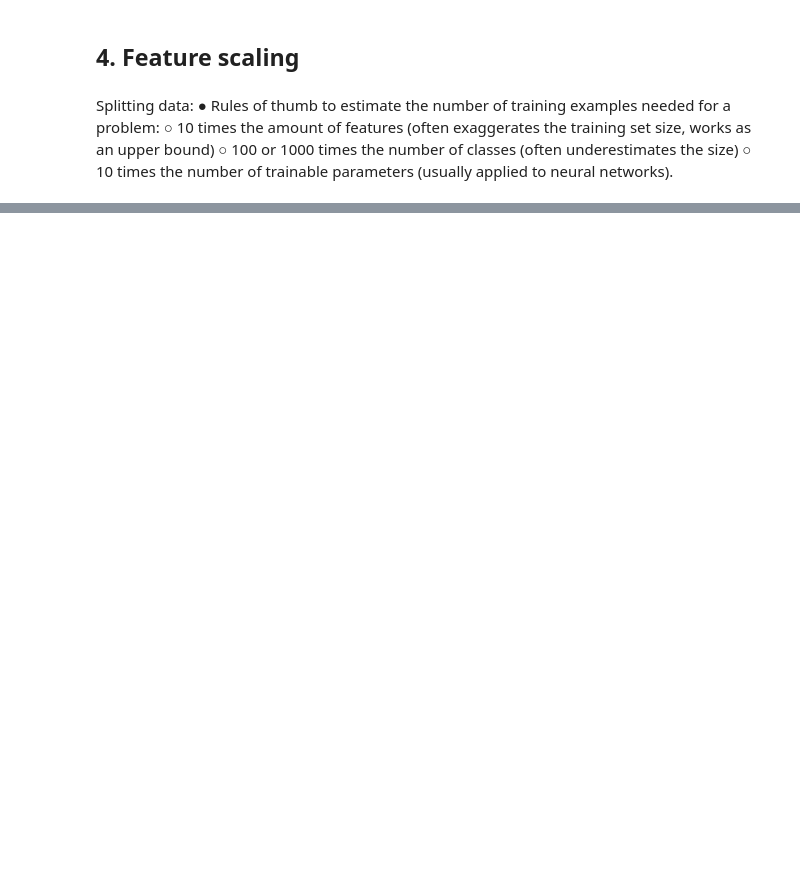
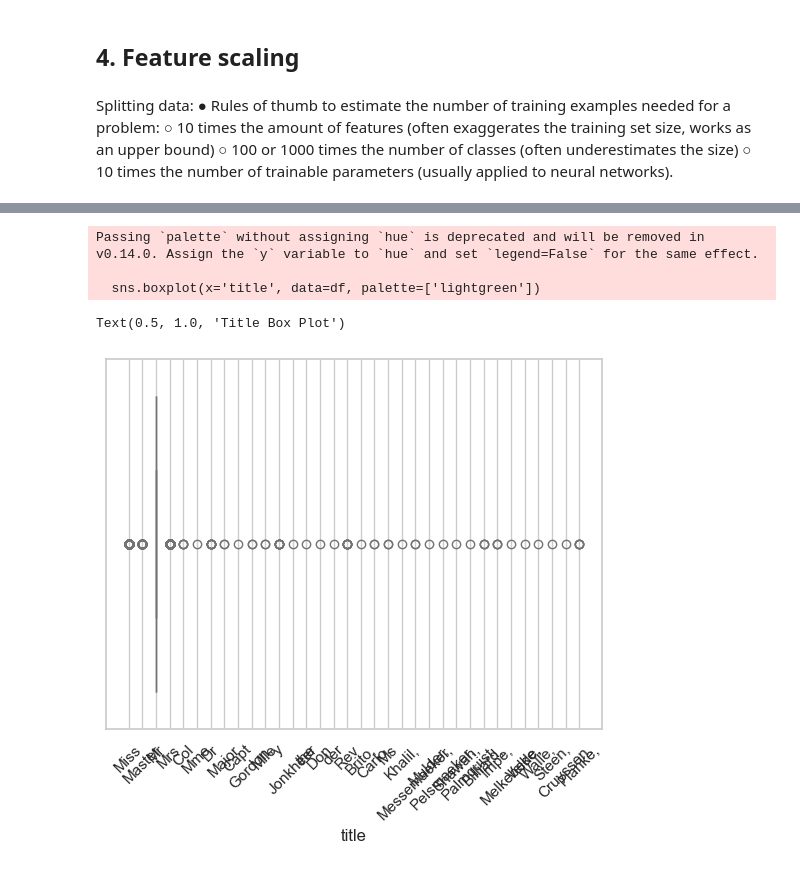
Before and after one commit to fedecaselli/ML-fundamentals-2025, a Jupyter notebook: AssignmentI/assignment_1_<Federica_Caselli[Caselli]>.ipynb, the cells around one changed output, grey strips where cells are left out. Saved outputs shown, nothing was run; the diff lists cells and outputs as text; code cells hidden in the pictures; blank space fills up the shorter version.

```diff
--- a/AssignmentI/assignment_1_<Federica_Caselli[Caselli]>.ipynb
+++ b/AssignmentI/assignment_1_<Federica_Caselli[Caselli]>.ipynb
@@ -442,0 +582,4 @@ Learning Curves
+# %%
+# Embarked: One-Hot Encoding for
+df = pd.get_dummies(df, columns=["embarked"], drop_first=True)
+df = pd.get_dummies(df, columns=["sex"], drop_first=True)
@@ -450,0 +711,9 @@ Splitting data:
+# %%
+#NO ESTA FUNCIONANDO BIEN ESTE CODIGO -> CHEQUEAR, extrae cosas q no son title
+def extract_title(name):
+    title = name.split()[1].split('.')[0]
+    return title
+
+df['title'] = df['name'].apply(extract_title)
+df = df.drop(['name'], axis=1)
+df.head(5)
@@ -450,0 +725,14 @@ Splitting data:
+# %%
+
+#boxplot of titles -> many rare ones, many outliers, group as others
+#Since i had an error when computing the title vs survival I realized
+# Box plot Age
+sns.boxplot(x='title', data=df, palette=['lightgreen'])
+plt.xticks(rotation = 45)
+axes[2, 2].set_title('Title Box Plot')
+# %% [output]
+Passing `palette` without assigning `hue` is deprecated and will be removed in v0.14.0. Assign the `y` variable to `hue` and set `legend=False` for the same effect.
+
+  sns.boxplot(x='title', data=df, palette=['lightgreen'])
+Text(0.5, 1.0, 'Title Box Plot')
+[figure, added]
```
Also changed, not shown: parts of 49 cells of this notebook.
